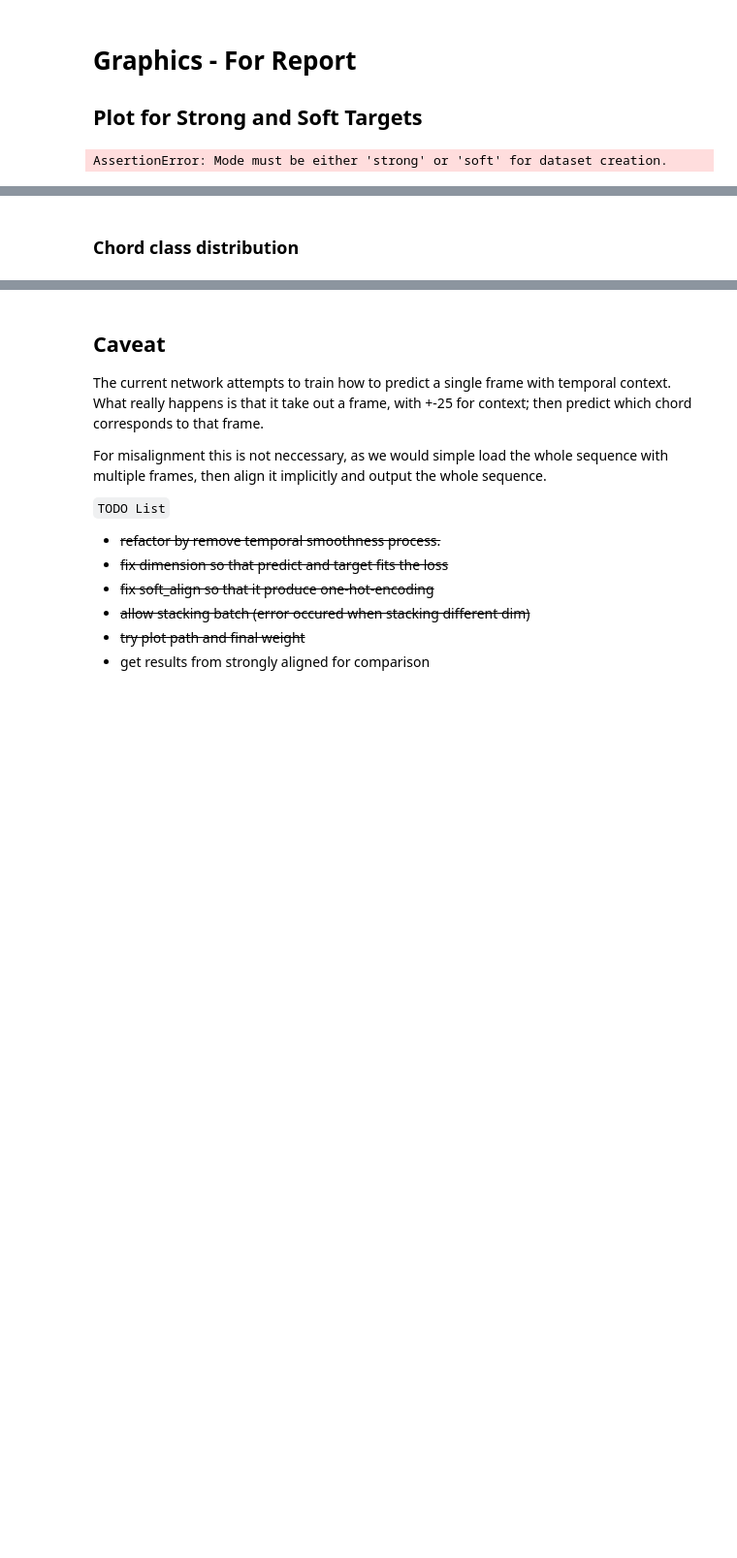
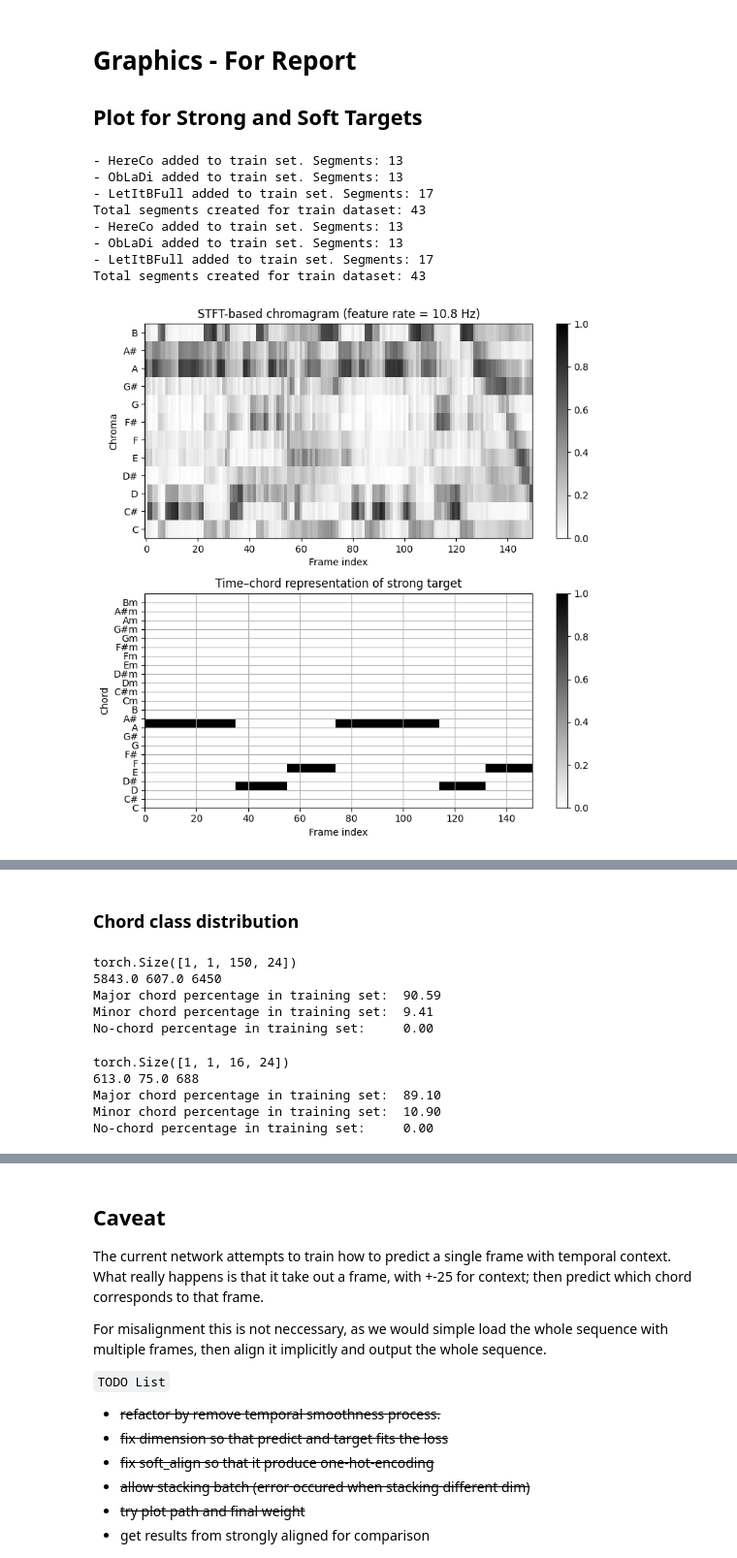
Before and after one commit to Kiro-V/mir-sdtw, a Jupyter notebook: src/main.ipynb, the cells around one changed output, grey strips where cells are left out. Shown at 97% size. Cells and saved outputs as stored; diff of their text form; code cells hidden in the pictures; blank space fills up the shorter version.

```diff
--- a/src/main.ipynb
+++ b/src/main.ipynb
@@ -772,9 +761,9 @@ strong_set = data_utils.create_dataset(data_dict=X_dict_STFT,
                             song_indices=train_set_indices,
                             dataset_params=train_set_params,
                             dataset_description='train',
-                            mode='full',
+                            mode='strong',
                             pad=None)
-
+train_set_params = {'segment_length': 150, 'soft_length': 16}
 strong_loader_params = {'batch_size': 1, 'shuffle': False, 'num_workers': 0, 'collate_fn': None}
 soft_set = data_utils.create_dataset(data_dict=X_dict_STFT,
                             ann_dict=ann_dict_STFT,
@@ -783,7 +772,7 @@ soft_set = data_utils.create_dataset(data_dict=X_dict_STFT,
                             dataset_params=train_set_params,
                             dataset_description='train',
                             mode='soft',
-                            pad='uniform')
+                            pad=None)
 soft_loader_params = {'batch_size': 1, 'shuffle': False, 'num_workers': 0, 'collate_fn': None}
 strong_loader = torch.utils.data.DataLoader(strong_set, **strong_loader_params)
 
@@ -795,36 +784,44 @@ for sample_seg, sample_target in strong_set:
     break
 
 # Plot strong target sample
-fig, ax = plt.subplots(2, 1, figsize=(8, 6))
+fig, ax = plt.subplots(2, 1, figsize=(8, 8))
 libfmp.b.plot_chromagram(stft1.T, ax=[ax[0]], Fs=1, clim=[0, 1], xlabel='Frame index',
                          title='STFT-based chromagram (feature rate = %0.1f Hz)' % (Fs_X))
 libfmp.b.plot_matrix(chord1.T, ax=[ax[1]], Fs=1,
                         title='Time–chord representation of strong target',
-                        ylabel='Chord', xlabel='Frame index')
+                        ylabel='Chord', xlabel='Frame index', extent=[0, 150, 0, 24])
 ax[1].grid()
 ax[1].set_yticks(np.arange( len(chord_labels) ))
 ax[1].set_yticklabels(chord_labels)
 plt.tight_layout()
 
 
 
 
 # Soft Target Sample
 for sample_seg, sample_target in soft_set:
     stft1 = sample_seg
     chord1 = sample_target
     break
 
 # Plot soft target sample
-fig, ax = plt.subplots(2, 1, figsize=(4, 6))
+fig, ax = plt.subplots(2, 1, figsize=(4, 8))
 libfmp.b.plot_chromagram(stft1.T, ax=[ax[0]], Fs=1, clim=[0, 1], xlabel='Frame index',
                          title='STFT-based chromagram (feature rate = %0.1f Hz)' % (Fs_X))
 libfmp.b.plot_matrix(chord1.T, ax=[ax[1]], Fs=1,
                         title='Time–chord representation of soft target',
-                        ylabel='Chord', xlabel='Frame index')
+                        ylabel='Chord', xlabel='Frame index', extent=[0, chord1.shape[1], 0, 24])
 ax[1].grid()
 ax[1].set_yticks(np.arange( len(chord_labels) ))
 ax[1].set_yticklabels(chord_labels)
 plt.tight_layout()
 # %% [output]
-AssertionError: Mode must be either 'strong' or 'soft' for dataset creation.
+- HereCo added to train set. Segments: 13
+- ObLaDi added to train set. Segments: 13
+- LetItBFull added to train set. Segments: 17
+Total segments created for train dataset: 43
+- HereCo added to train set. Segments: 13
+- ObLaDi added to train set. Segments: 13
+- LetItBFull added to train set. Segments: 17
+Total segments created for train dataset: 43
+[figure, added]
@@ -847,6 +845,12 @@ print(num_maj_frames, num_min_frames, num_total_frames)
 print(f'{"Major chord percentage in training set:" : <40}{100 * num_maj_frames / num_total_frames : .2f}')
 print(f'{"Minor chord percentage in training set:" : <40}{100 * num_min_frames / num_total_frames : .2f}')
 print(f'{"No-chord percentage in training set:" : <40}{100 * (1 - (num_maj_frames + num_min_frames) / num_total_frames) : .2f}')
+# %% [output]
+torch.Size([1, 1, 150, 24])
+5843.0 607.0 6450
+Major chord percentage in training set:  90.59
+Minor chord percentage in training set:  9.41
+No-chord percentage in training set:     0.00
 # %%
 soft_set_loader = torch.utils.data.DataLoader(soft_set, batch_size=1, shuffle=False)
 num_maj_frames = 0
@@ -864,6 +868,12 @@ print(num_maj_frames, num_min_frames, num_total_frames)
 print(f'{"Major chord percentage in training set:" : <40}{100 * num_maj_frames / num_total_frames : .2f}')
 print(f'{"Minor chord percentage in training set:" : <40}{100 * num_min_frames / num_total_frames : .2f}')
 print(f'{"No-chord percentage in training set:" : <40}{100 * (1 - (num_maj_frames + num_min_frames) / num_total_frames) : .2f}')
+# %% [output]
+torch.Size([1, 1, 16, 24])
+613.0 75.0 688
+Major chord percentage in training set:  89.10
+Minor chord percentage in training set:  10.90
+No-chord percentage in training set:     0.00
 # %%
 soft16_set = data_utils.create_dataset(data_dict=X_dict_STFT,
                             ann_dict=ann_dict_STFT,
```
Also changed, not shown: parts of 16 cells of this notebook, 22 other files.
